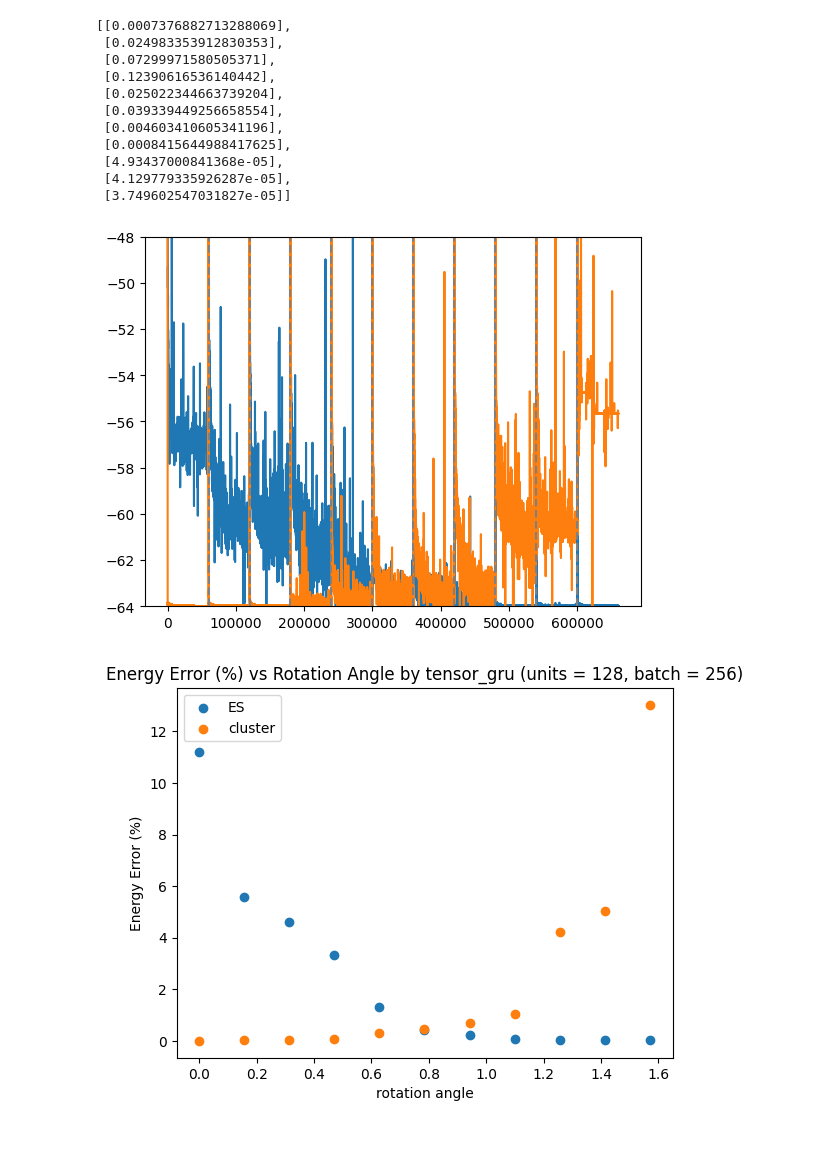
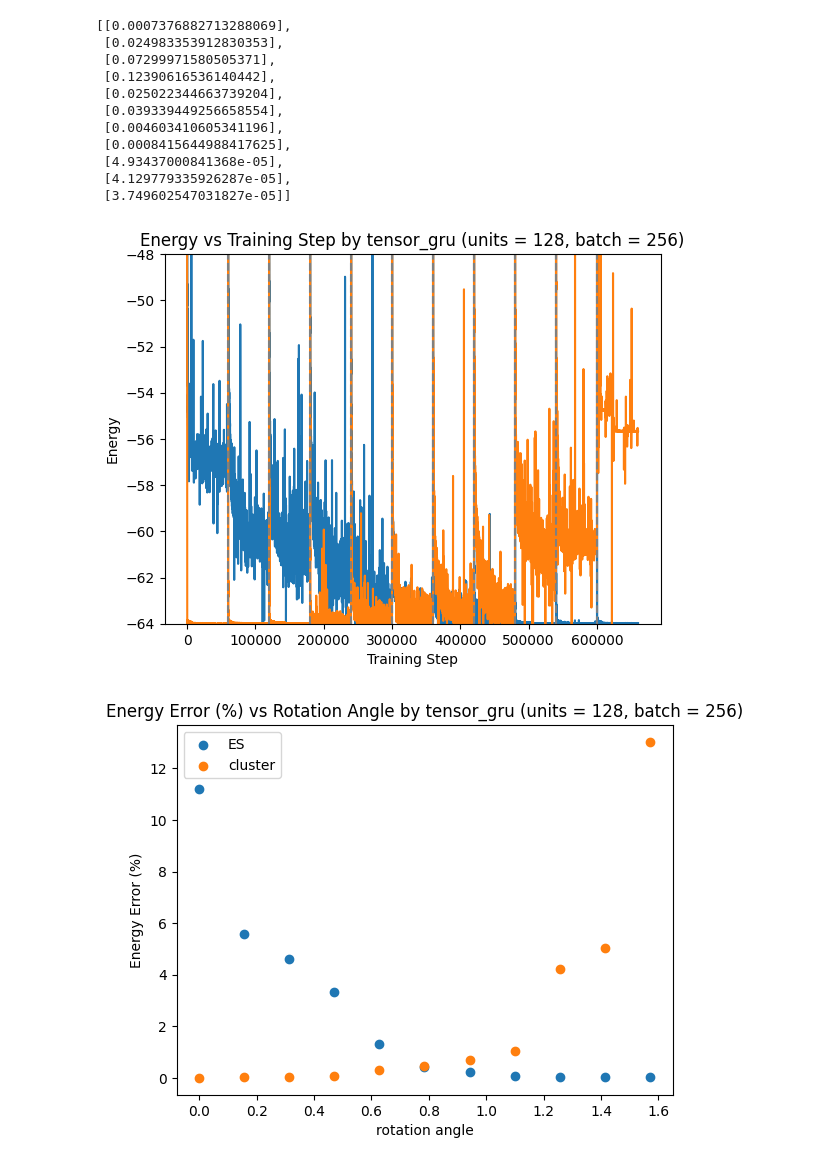
Before and after one commit to xiaotai-yang/NQS_cmi, a Jupyter notebook: test.ipynb, the cells around one changed output. Cells and saved outputs as stored; diff of their text form; code cells hidden in the pictures; blank space fills up the shorter version.

```diff
--- a/test.ipynb
+++ b/test.ipynb
@@ -44,13 +44,16 @@ evalvar_ES
 # %%
 plt.plot(np.arange(len(np.array(meanE_ES).ravel())), np.array(meanE_ES).ravel().real)
 plt.plot(np.arange(len(np.array(meanE_cluster).ravel())), np.array(meanE_cluster).ravel().real)
 for i in range(1, 11):
     plt.axvline(x=i*60000, color="gray", linestyle="--")
 plt.ylim(-64, -48)
+plt.ylabel("Energy")
+plt.xlabel("Training Step")
+plt.title("Energy vs Training Step by tensor_gru (units = 128, batch = 256)")
 
 plt.show()
 # %% [output]
-[figure, old version]
+[figure, new version]
 # %%
 plt.scatter(np.array(angle_list), ((np.array(evalE_ES)+64).real/64*100).ravel(), label = "ES")
 plt.scatter(np.array(angle_list), ((np.array(evalE_cluster)+64).real/64*100).ravel(), label = "cluster")
```
Also changed, not shown: 16 other files.
